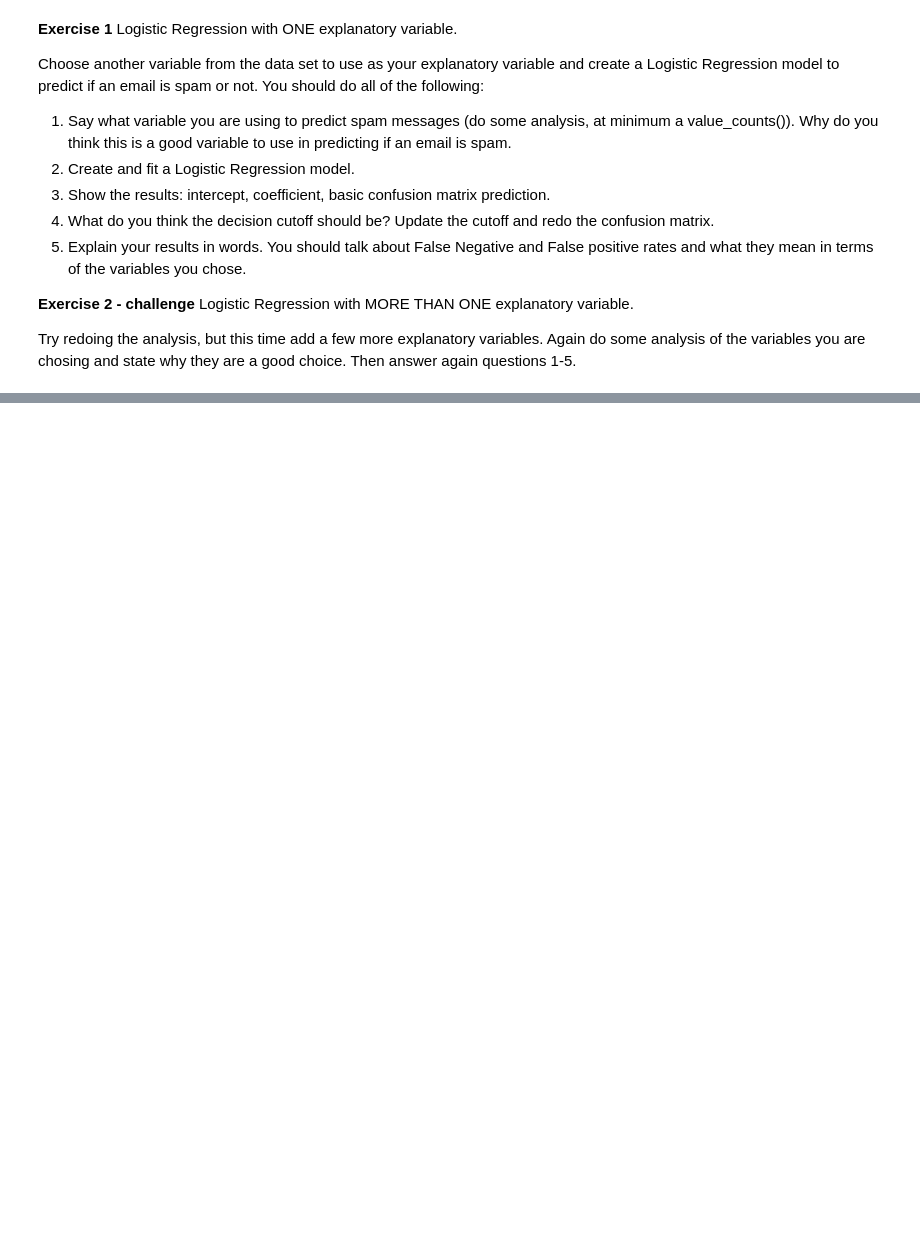
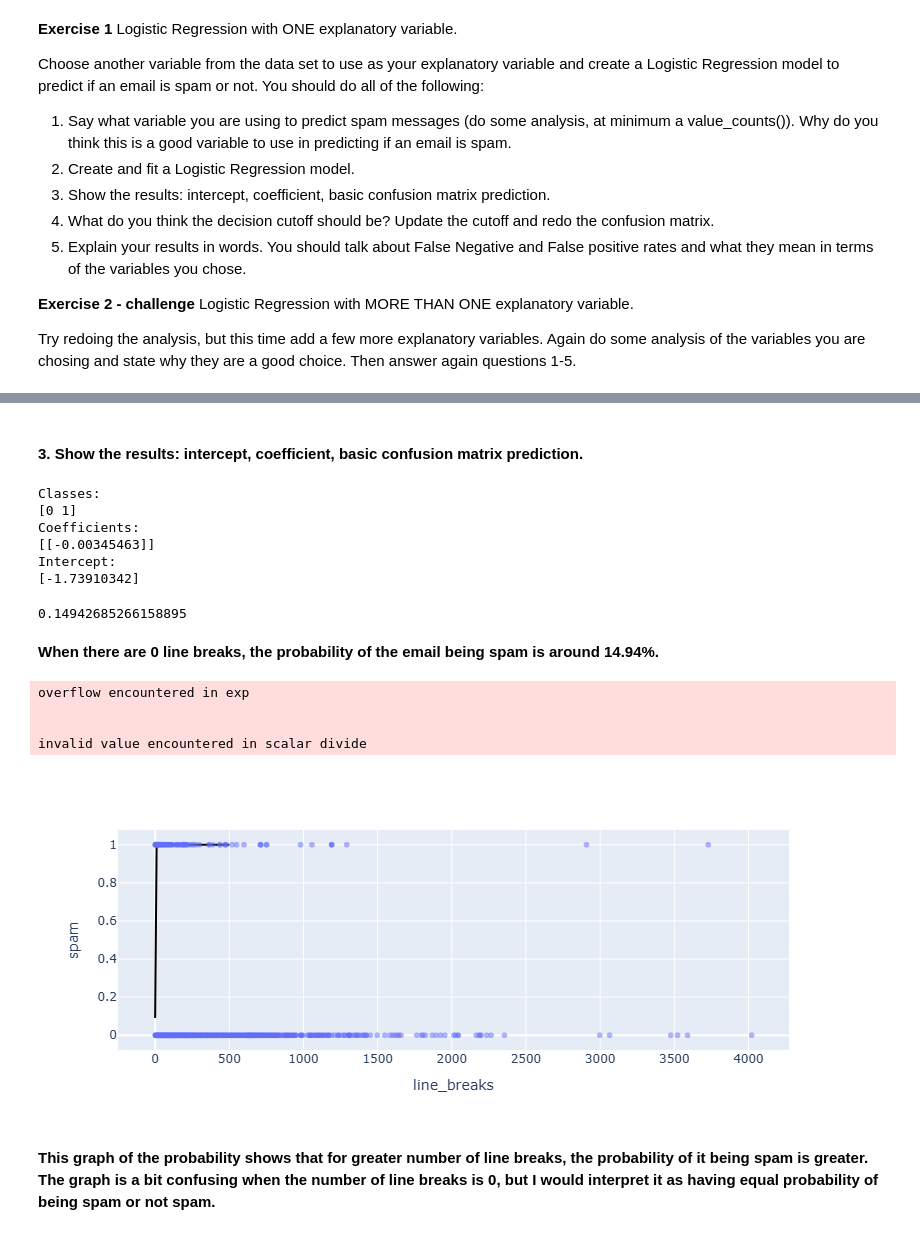
Before and after one commit to joseephwong/Day18, a Jupyter notebook: Day18-HW.ipynb, the cells around one changed output, grey strips where cells are left out. Drawn from its saved outputs; the diff is of its cells as text; code cells hidden in the pictures; blank space fills up the shorter version.

```diff
--- a/Day18-HW.ipynb
+++ b/Day18-HW.ipynb
@@ -107,0 +211,58 @@ Try redoing the analysis, but this time add a few more explanatory variables. Ag
+# %% [markdown]
+#### 3. Show the results: intercept, coefficient, basic confusion matrix prediction.
+# %%
+print('Classes:')
+print(LM.classes_)
+print('Coefficients:')
+print(LM.coef_)
+print('Intercept:')
+print(LM.intercept_)
+# %% [output]
+Classes:
+[0 1]
+Coefficients:
+[[-0.00345463]]
+Intercept:
+[-1.73910342]
+# %%
+line_breaks = 0
+intercept = -1.73910342
+slope = -0.00345463
+
+eta = intercept + slope*line_breaks
+
+P = np.exp(eta)/(1+np.exp(eta))
+print(P)
+# %% [output]
+0.14942685266158895
+# %% [markdown]
+**When there are 0 line breaks, the probability of the email being spam is around 14.94%.**
+# %%
+intercept = -2.30858816
+slope = 1.41064075
+
+P = []
+
+line_breaks = list(np.arange(0,1300,10))
+
+for num in line_breaks:
+    eta = intercept + slope*num
+    P.append(np.exp(eta)/(1+np.exp(eta)))
+
+
+# Plot the results
+fig = px.scatter(DF_model,x='line_breaks',y='spam',opacity=.5)
+
+fig.add_trace(
+    px.line(x=line_breaks,y=P,color_discrete_sequence=['black']).data[0]
+)
+
+fig.show()
+# %% [output]
+overflow encountered in exp
+
+
+invalid value encountered in scalar divide
+[figure, added]
+# %% [markdown]
+**This graph of the probability shows that for greater number of line breaks, the probability of it being spam is greater. The graph is a bit confusing when the number of line breaks is 0, but I would interpret it as having equal probability of being spam or not spam.**
```
Also changed, not shown: parts of 26 cells of this notebook.
